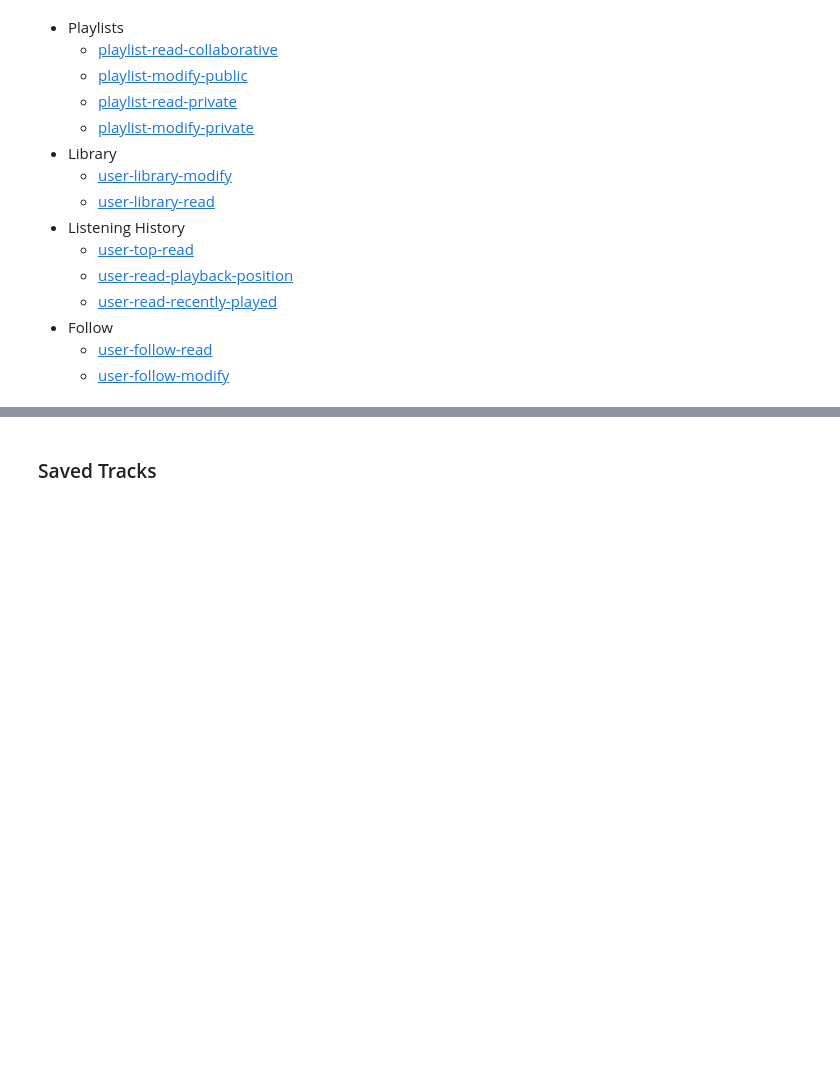
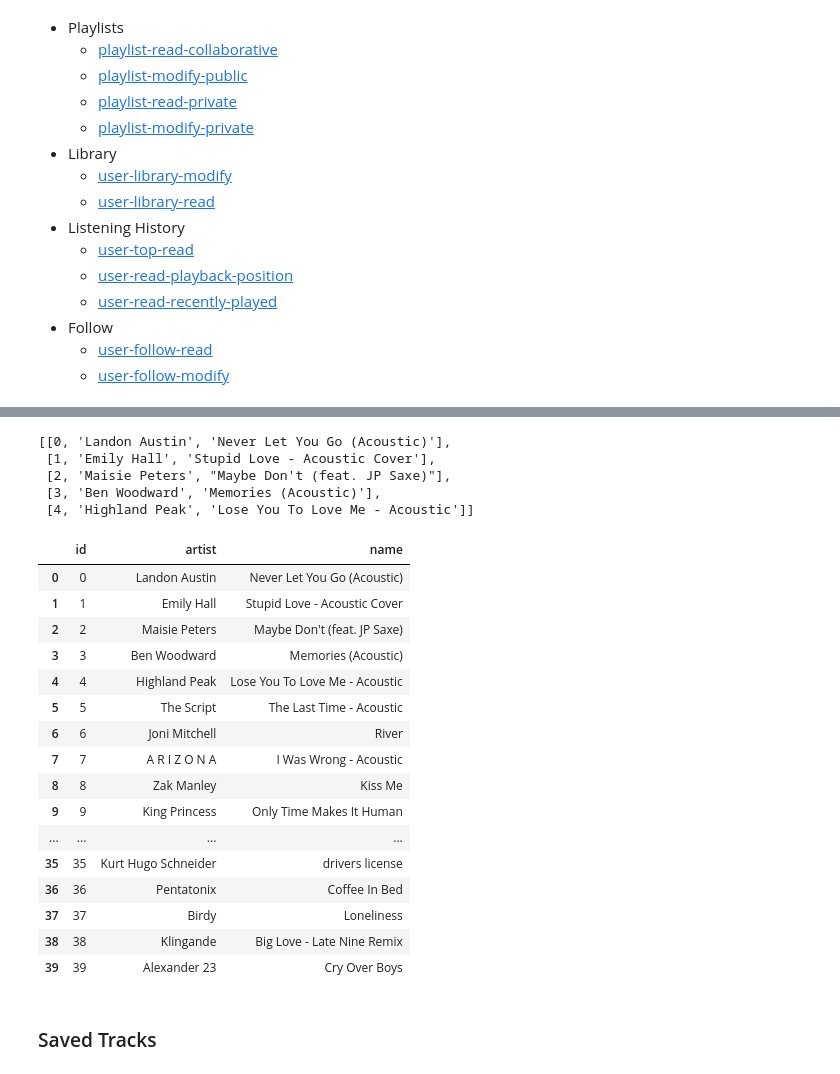
Before and after one commit to slevin48/music, a Jupyter notebook: spotifymusic.ipynb, the cells around one changed output, grey strips where cells are left out. Cells and saved outputs as stored; diff of their text form; code cells hidden in the pictures; blank space fills up the shorter version.

```diff
--- a/spotifymusic.ipynb
+++ b/spotifymusic.ipynb
@@ -370,3 +407,44 @@ Image(filename='facebook.jpg')
+# %%
+tracks = []
+for idx, item in enumerate(results['items']):
+    track = item['track']
+    tracks.append([idx, track['artists'][0]['name'], track['name']])
+tracks[0:5]
+# %% [output]
+[[0, 'Landon Austin', 'Never Let You Go (Acoustic)'],
+ [1, 'Emily Hall', 'Stupid Love - Acoustic Cover'],
+ [2, 'Maisie Peters', "Maybe Don't (feat. JP Saxe)"],
+ [3, 'Ben Woodward', 'Memories (Acoustic)'],
+ [4, 'Highland Peak', 'Lose You To Love Me - Acoustic']]
+# %%
+trackDict = {"id":[], "artist":[],"name":[]}
+for idx, item in enumerate(results['items']):
+    track = item['track']
+    trackDict["id"].append(idx)
+    trackDict["artist"].append(track['artists'][0]['name'])
+    trackDict["name"].append(track['name'])
+# %%
+import pandas as pd
+trackDf = pd.DataFrame.from_dict(trackDict)
+trackDf
+# %% [output]
+|  | id | artist | name |
+| 0 | 0 | Landon Austin | Never Let You Go (Acoustic) |
+| 1 | 1 | Emily Hall | Stupid Love - Acoustic Cover |
+| 2 | 2 | Maisie Peters | Maybe Don't (feat. JP Saxe) |
+| 3 | 3 | Ben Woodward | Memories (Acoustic) |
+| 4 | 4 | Highland Peak | Lose You To Love Me - Acoustic |
+| 5 | 5 | The Script | The Last Time - Acoustic |
+| 6 | 6 | Joni Mitchell | River |
+| 7 | 7 | A R I Z O N A | I Was Wrong - Acoustic |
+| 8 | 8 | Zak Manley | Kiss Me |
+| 9 | 9 | King Princess | Only Time Makes It Human |
+| ... | ... | ... | ... |
+| 35 | 35 | Kurt Hugo Schneider | drivers license |
+| 36 | 36 | Pentatonix | Coffee In Bed |
+| 37 | 37 | Birdy | Loneliness |
+| 38 | 38 | Klingande | Big Love - Late Nine Remix |
+| 39 | 39 | Alexander 23 | Cry Over Boys |
 # %% [markdown]
 ### Saved Tracks
 # %%
```
Also changed, not shown: parts of 13 cells of this notebook, 3 other files.
